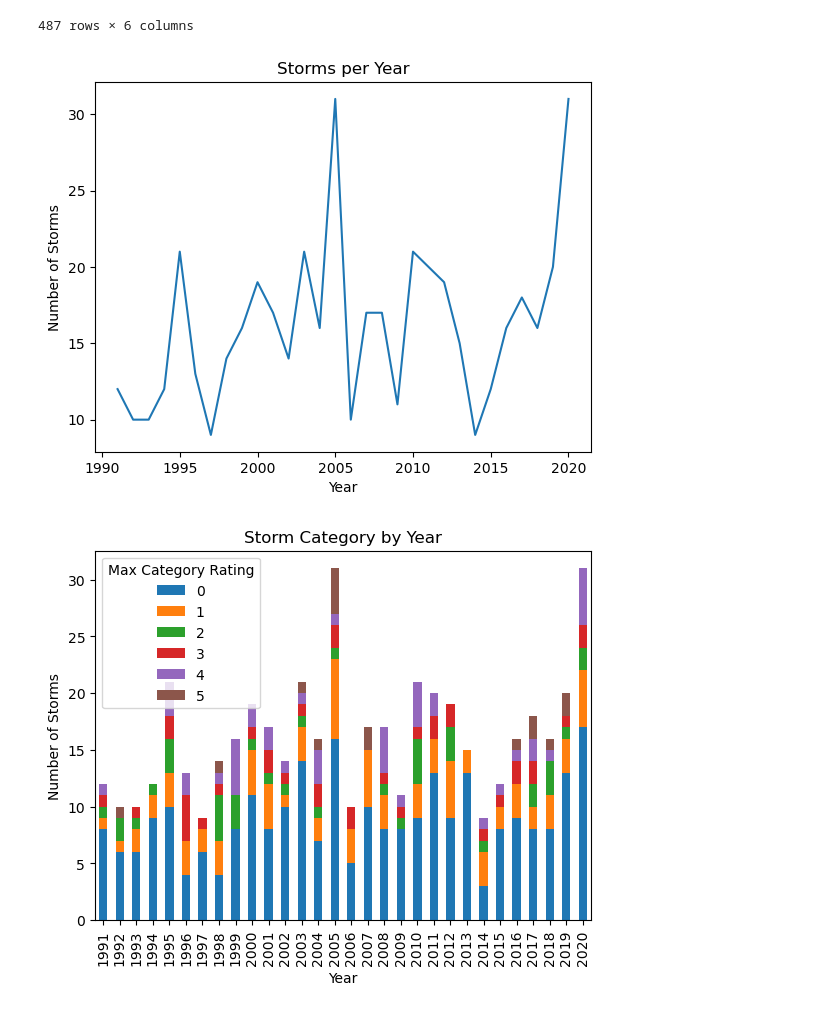
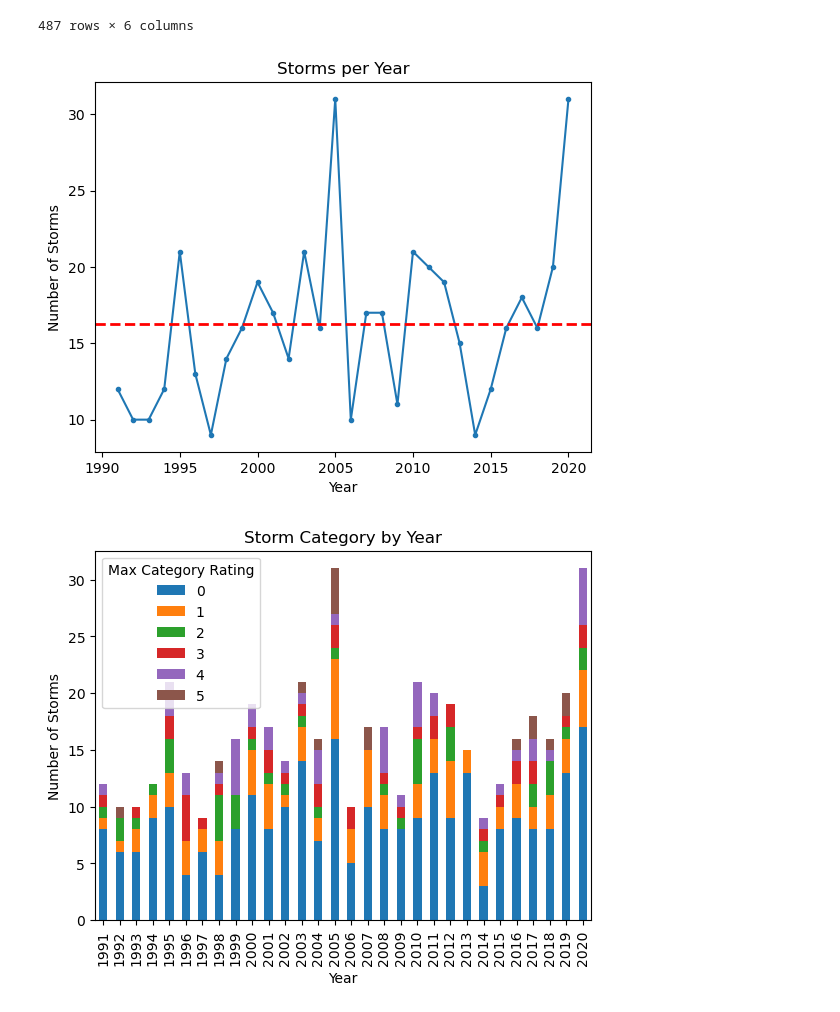
Before and after one commit to STWoodbury/TeamAwesome, a Jupyter notebook: PerfectStorm.ipynb, the cells around one changed output. Drawn from its saved outputs; the diff is of its cells as text; code cells hidden in the pictures.

```diff
--- a/PerfectStorm.ipynb
+++ b/PerfectStorm.ipynb
@@ -76,13 +76,14 @@ filteredstorm
 # %%
 # DataFrame.plot.line(x=None, y=None, **kwargs)
 
-freqline=filteredstorm.groupby('Year')['Code'].count().plot(title='Storms per Year', ylabel='Number of Storms');
+freqline=filteredstorm.groupby('Year')['Code'].count().plot(title='Storms per Year', ylabel='Number of Storms', style='.-');
 
 # Save the figure
 fig = freqline.get_figure()
+plt.axhline(y=np.nanmean(filteredstorm.groupby('Year')['Code'].count()), color='red', linestyle='--', linewidth=2, label='Avg')
 fig.savefig("Visualizations/stormfreq.png")
 # %% [output]
-[figure, old version]
+[figure, new version]
 # %%
 # df.groupby(['var1', 'var2']).size().unstack().plot(kind='bar', stacked=True)
 
```
Also changed, not shown: parts of 1 cell of this notebook, 1 other file.
